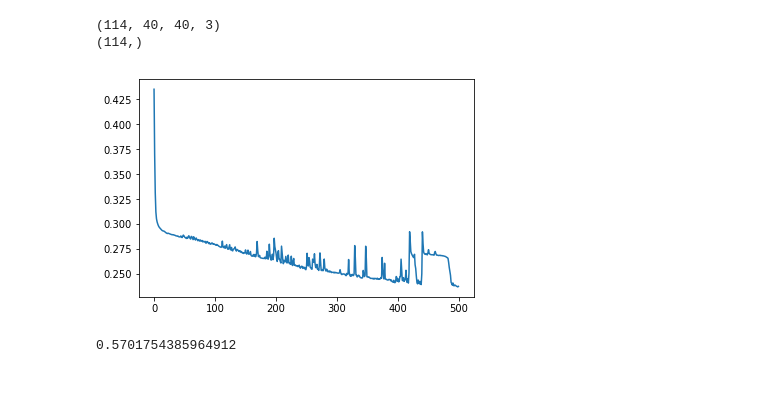
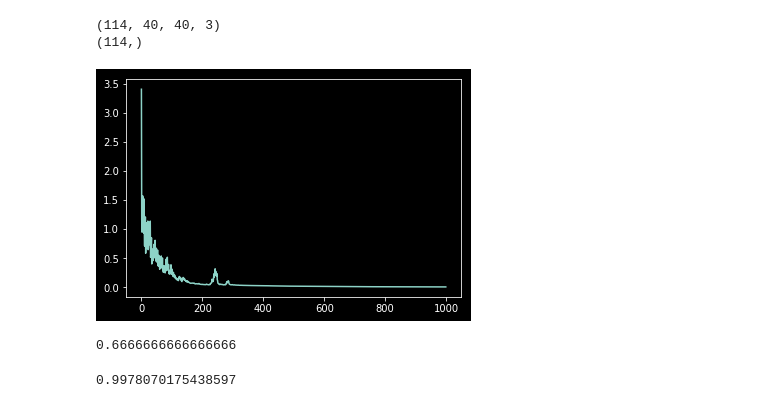
Before and after one commit to yatin9988/Pokemon-Classifier, a Jupyter notebook: PokeMon-Classifier.ipynb, the cells around one changed output. Drawn from its saved outputs; the diff is of its cells as text; code cells hidden in the pictures.

```diff
--- a/PokeMon-Classifier.ipynb
+++ b/PokeMon-Classifier.ipynb
@@ -157,7 +157,7 @@ def loss(y_oht,p):
     l = -np.mean(y_oht*np.log(p))
     return l
 # %%
-model = NeuralNetworkMock(input_size = 4800,hidden = [4,3],output_size = 4)
+model = NeuralNetworkMock(input_size = 4800,hidden = [100,50],output_size = 4)
 # %%
 def train(X,Y_oht,epoch,model,learning_rate):
 
@@ -195,12 +195,13 @@ Y_oht1 = to_categorical(Y)
 # %%
 X = X.reshape(X.shape[0],-1)
 # %%
-losses = train(X,Y_oht1,500,model,0.001)
+losses = train(X,Y_oht1,1000,model,0.001)
 # %%
+plt.style.use('dark_background')
 plt.plot(losses)
 plt.show()
 # %% [output]
-[figure, old version]
+[figure, new version]
 # %%
 X_test = X_test.reshape(X_test.shape[0],-1)
 # %%
@@ -208,4 +209,4 @@ output = model.predict(X_test)
 # %%
 np.sum((output == Y_test))/Y_test.shape[0]
 # %% [output]
-0.5701754385964912
+0.6666666666666666
@@ -211,0 +215,4 @@ np.sum((output == Y_test))/Y_test.shape[0]
+# %%
+np.sum((output == Y))/Y.shape[0]
+# %% [output]
+0.9978070175438597
```
Also changed, not shown: parts of 2 cells of this notebook.
